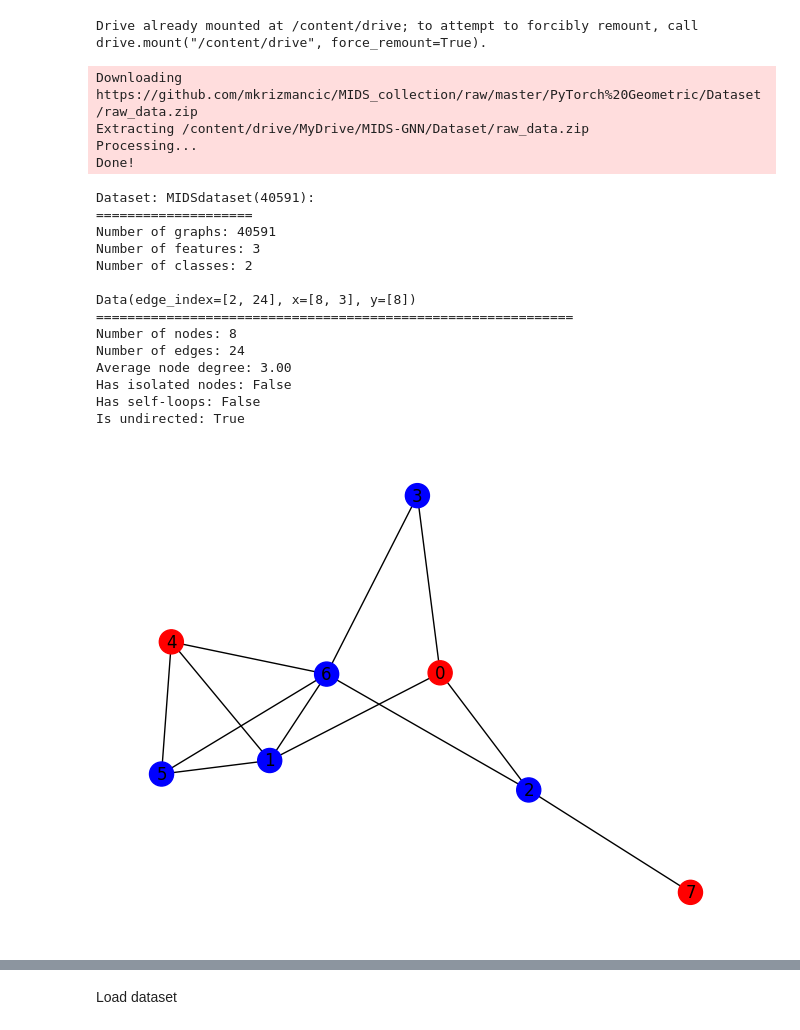
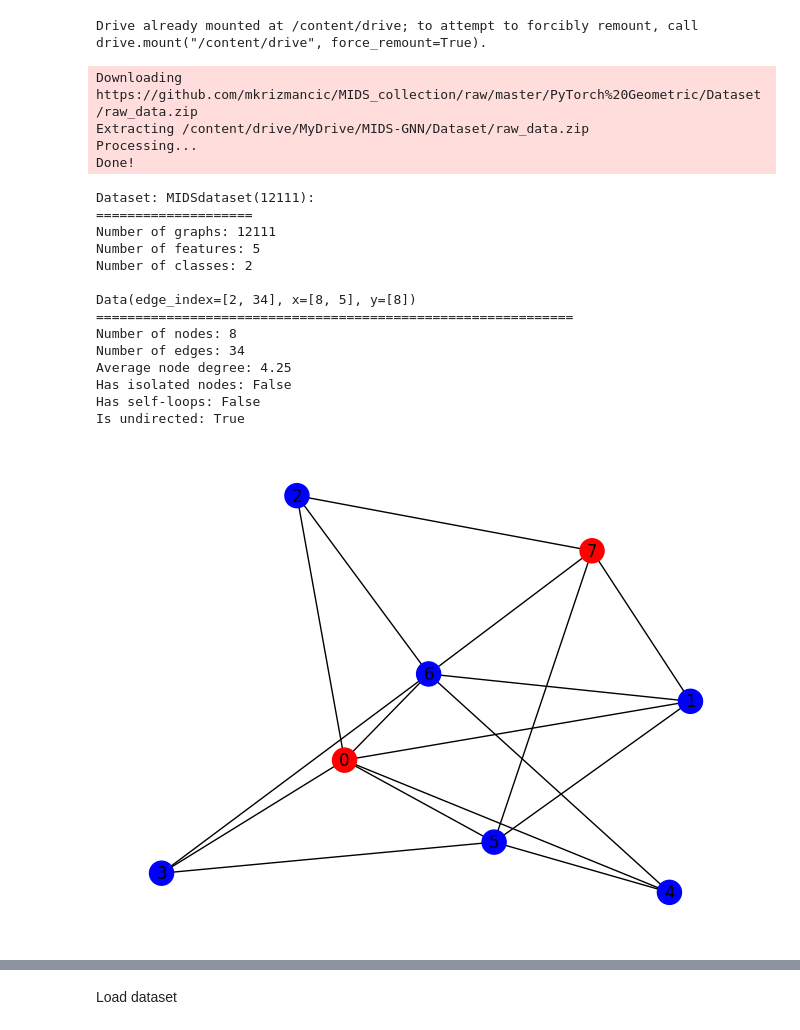
Before and after one commit to mkozlik/MIDS-GNN, a Jupyter notebook: MIDS_GNN.ipynb, the cells around one changed output, grey strips where cells are left out. Saved outputs shown, nothing was run; the diff lists cells and outputs as text; code cells hidden in the pictures.

Commit message:
Reduces dataset size, improved score

```diff
--- a/MIDS_GNN.ipynb
+++ b/MIDS_GNN.ipynb
@@ -40,6 +39,7 @@ import yaml
 from matplotlib import pyplot as plt
 from torch_geometric.data import InMemoryDataset, download_url, extract_zip
 from tqdm import tqdm
+import random
 
 
 raw_download_url = "https://github.com/mkrizmancic/MIDS_collection/raw/master/PyTorch%20Geometric/Dataset/raw_data.zip"
@@ -134,12 +134,19 @@ class MIDSdataset(InMemoryDataset):
         feature_functions = {
             "degree": G.degree,
             "degree_centrality": nx.degree_centrality(G),
-            "betweenness_centrality": nx.betweenness_centrality(G)
+            "betweenness_centrality": nx.betweenness_centrality(G),
+            "avg_neighbor_degree": nx.average_neighbor_degree(G),
+            "number_of_cliques": nx.number_of_cliques(G), # mozda kompleksno
         }
 
         # Compute and add features to the nodes in the graph.
+        #print(" ")
+        #print(nx.voterank(G))
         for node in G.nodes():
             for feature in feature_functions:
+                #print(f'feature: {feature}')
+                #print(f'node: {node}')
+                #print(feature_functions[feature][node])
                 G.nodes[node][feature] = feature_functions[feature][node]
 
         # for node in G.nodes():
@@ -160,7 +167,7 @@ class MIDSdataset(InMemoryDataset):
             data.append(torch_G.clone())
             data[-1].y = labels
 
-        return data
+        return [data[0]]
 
     @staticmethod
     def get_labels(mids, num_nodes):
@@ -201,38 +208,38 @@ def main():
     root = Path.cwd() / "Dataset"
     raw_included_subdirs = None
 
     dataset = MIDSdataset(root, raw_included_subdirs=raw_included_subdirs)
 
     print()
     print(f"Dataset: {dataset}:")
     print("====================")
     print(f"Number of graphs: {len(dataset)}")
     print(f"Number of features: {dataset.num_features}")
     print(f"Number of classes: {dataset.num_classes}")
 
     inspect_dataset(dataset, num_graphs=1)
 
 
 if __name__ == "__main__":
     main()
 # %% [output]
 Downloading https://github.com/mkrizmancic/MIDS_collection/raw/master/PyTorch%20Geometric/Dataset/raw_data.zip
 Extracting /content/drive/MyDrive/MIDS-GNN/Dataset/raw_data.zip
 Processing...
 Done!
-Dataset: MIDSdataset(40591):
+Dataset: MIDSdataset(12111):
 ====================
-Number of graphs: 40591
-Number of features: 3
+Number of graphs: 12111
+Number of features: 5
 Number of classes: 2
 
-Data(edge_index=[2, 24], x=[8, 3], y=[8])
+Data(edge_index=[2, 34], x=[8, 5], y=[8])
 =============================================================
 Number of nodes: 8
-Number of edges: 24
-Average node degree: 3.00
+Number of edges: 34
+Average node degree: 4.25
 Has isolated nodes: False
 Has self-loops: False
 Is undirected: True
-[figure, old version]
+[figure, new version]
 # %%
```
Also changed, not shown: parts of 8 cells of this notebook.
